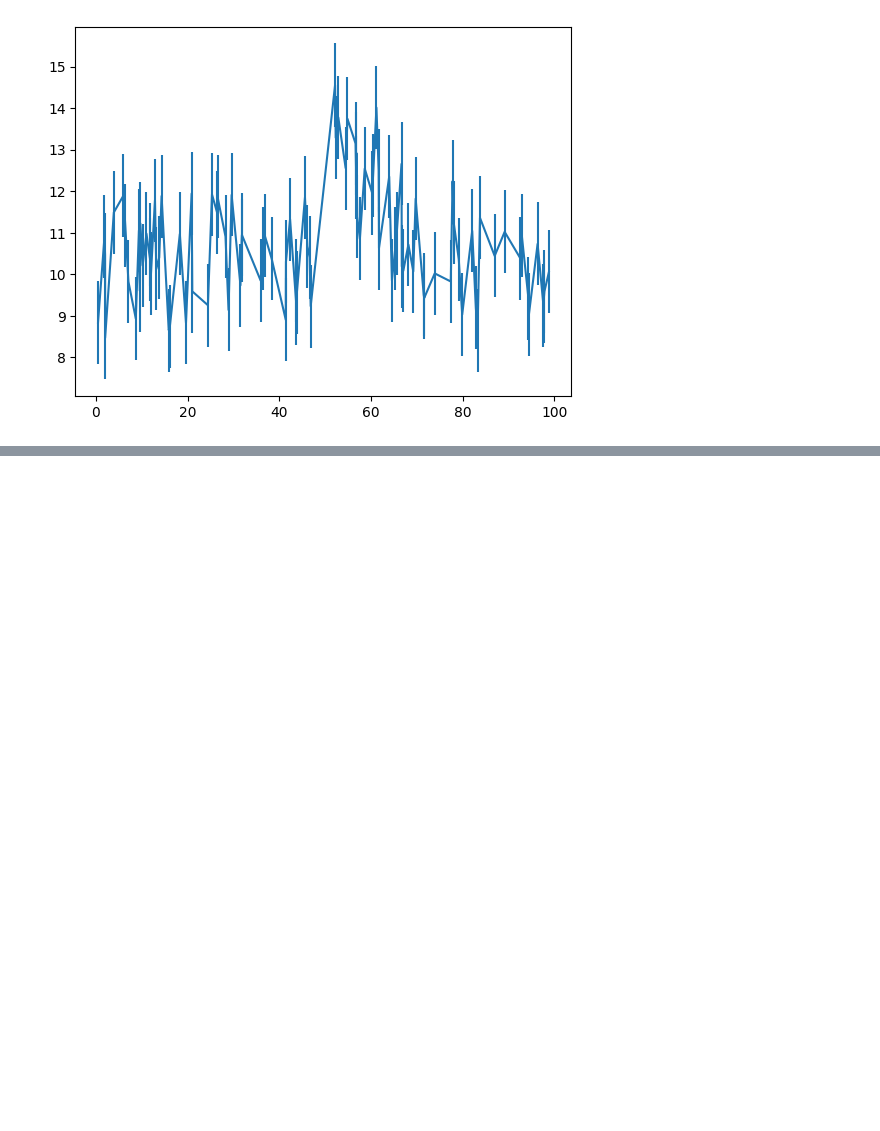
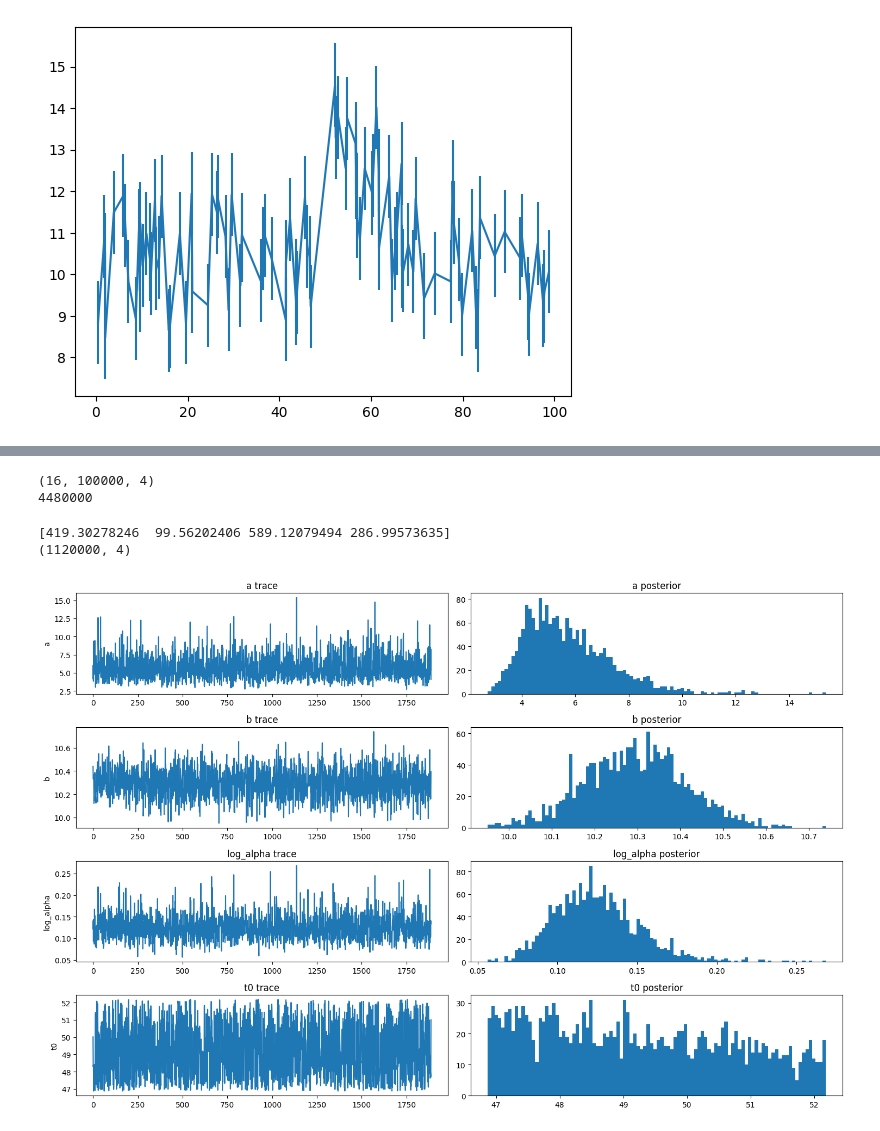
Before and after one commit to Matti-z/astrostatistics_bicocca_2026, a Jupyter notebook: working/eleven.ipynb, the cells around one changed output, grey strips where cells are left out. Saved outputs shown, nothing was run; the diff lists cells and outputs as text; code cells hidden in the pictures; blank space fills up the shorter version.

```diff
--- a/working/eleven.ipynb
+++ b/working/eleven.ipynb
@@ -114,0 +114,48 @@ TypeError: myLogPosterior() missing 4 required positional arguments: 'a', 'b', '
+# %%
+print(sampler.chain.shape) #chain structure: 16 walkers, 100000 steps, 4 variables
+print(len(emcee_trace.flatten()))
+tau = sampler.get_autocorr_time()
+# %% [output]
+(16, 100000, 4)
+4480000
+# %%
+print(tau)
+thin = np.max([int(x + 1) for x in tau]) #il thinning deve avvenire con una sola autocorrelation lenght
+emcee_trace1 = sampler.get_chain(discard = burn, thin = thin, flat = True)
+print(emcee_trace.shape)
+# %% [output]
+[419.30278246  99.56202406 589.12079494 286.99573635]
+(1120000, 4)
+# %%
+a = emcee_trace1[:, 0]
+b = emcee_trace1[:, 1]
+log_alpha = emcee_trace1[:, 2]
+t0 = emcee_trace1[:, 3]
+fig, ax = plt.subplots(figsize = (15, 10), ncols = 2, nrows = 4)
+ax[0, 0].plot(np.arange(len(a)), a)
+ax[0, 0].set_title("a trace")
+ax[0, 0].set_ylabel("a")
+ax[0, 1].hist(a, bins=100)
+ax[0, 1].set_title("a posterior")
+
+ax[1, 0].plot(np.arange(len(b)), b)
+ax[1, 0].set_title("b trace")
+ax[1, 0].set_ylabel("b")
+ax[1, 1].hist(b, bins=100)
+ax[1, 1].set_title("b posterior")
+
+ax[2, 0].plot(np.arange(len(log_alpha)), log_alpha)
+ax[2, 0].set_title("log_alpha trace")
+ax[2, 0].set_ylabel("log_alpha")
+ax[2, 1].hist(log_alpha, bins=100)
+ax[2, 1].set_title("log_alpha posterior")
+
+ax[3, 0].plot(np.arange(len(t0)), t0)
+ax[3, 0].set_title("t0 trace")
+ax[3, 0].set_ylabel("t0")
+ax[3, 1].hist(t0, bins=100)
+ax[3, 1].set_title("t0 posterior")
+
+plt.tight_layout()
+# %% [output]
+[figure, added]
```
Also changed, not shown: parts of 17 cells of this notebook.
